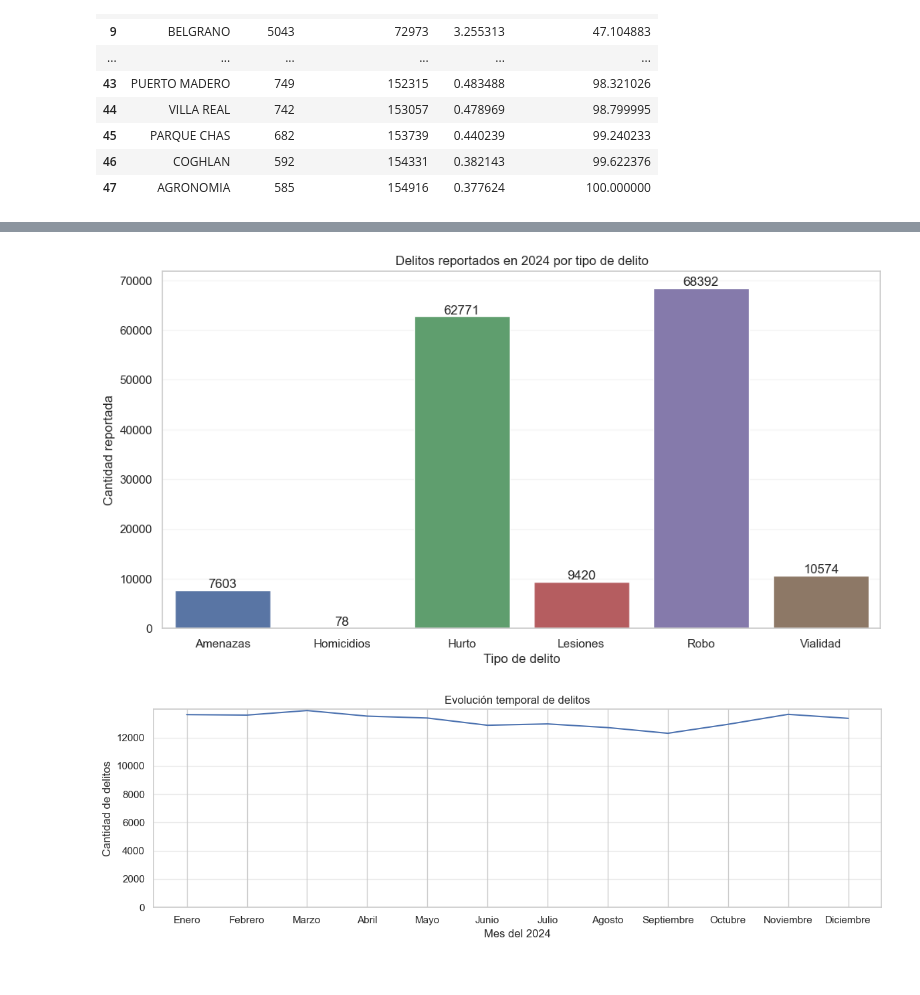
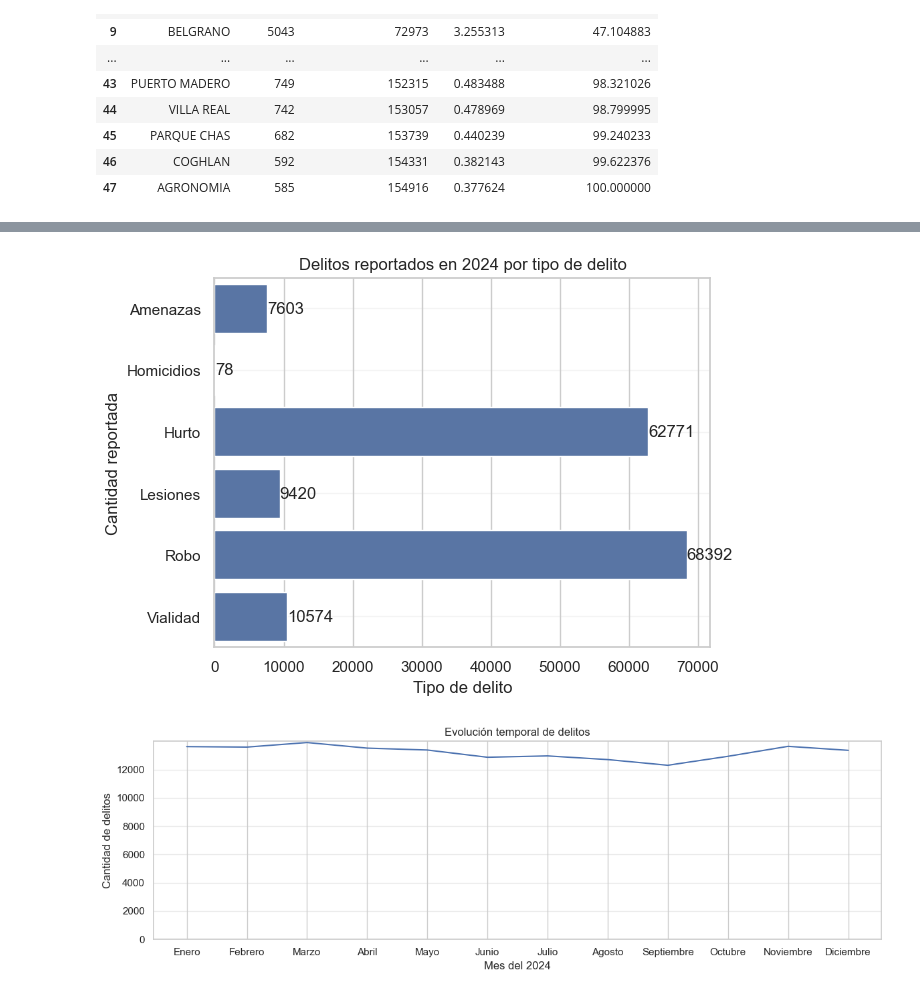
Before and after one commit to matiasobregon/diplo-ia_up_tp1, a Jupyter notebook: tp1_desarrollo.ipynb, the cells around one changed output, grey strips where cells are left out. Cells and saved outputs as stored; diff of their text form; code cells hidden in the pictures.

```diff
--- a/tp1_desarrollo.ipynb
+++ b/tp1_desarrollo.ipynb
@@ -948,41 +910,38 @@ plt.show()
 # %%
 # Agrupar datos
 delitos_tipo = (
     df.groupby('tipo', observed=True)['cantidad']
     .sum()
     .reset_index()
 )
 
 # Figura
-plt.figure(figsize=(12, 6))
+#plt.figure(figsize=(12, 6))
 
 # Gráfico
 ax = sns.barplot(
     data=delitos_tipo,
-    x='tipo',
-    y='cantidad',
-    hue='tipo',
-    dodge=False,
+    y='tipo',
+    x='cantidad',
+    #hue='tipo',
+    #dodge=False,
     legend=False
 )
 
 # Títulos y etiquetas
 plt.title('Delitos reportados en 2024 por tipo de delito')
 plt.xlabel('Tipo de delito')
 plt.ylabel('Cantidad reportada')
 
 # Grid
 plt.grid(axis='y', alpha=0.2)
 
-# Rotar etiquetas si hace falta
-#plt.xticks(rotation=45)
-
 for container in ax.containers:
     ax.bar_label(container)
 
 plt.show()
 # %% [output]
-[figure, old version]
+[figure, new version]
 # %%
 delitos_mes = (
     df.groupby('mes')['cantidad']
```
Also changed, not shown: parts of 19 cells of this notebook.
